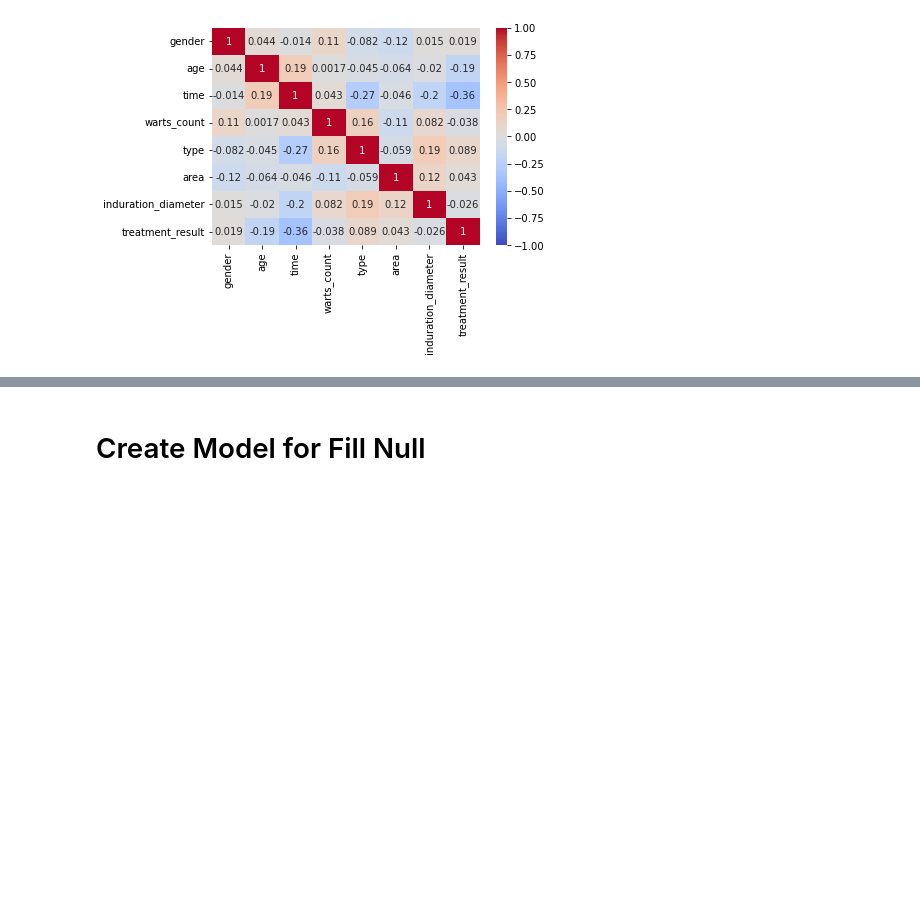
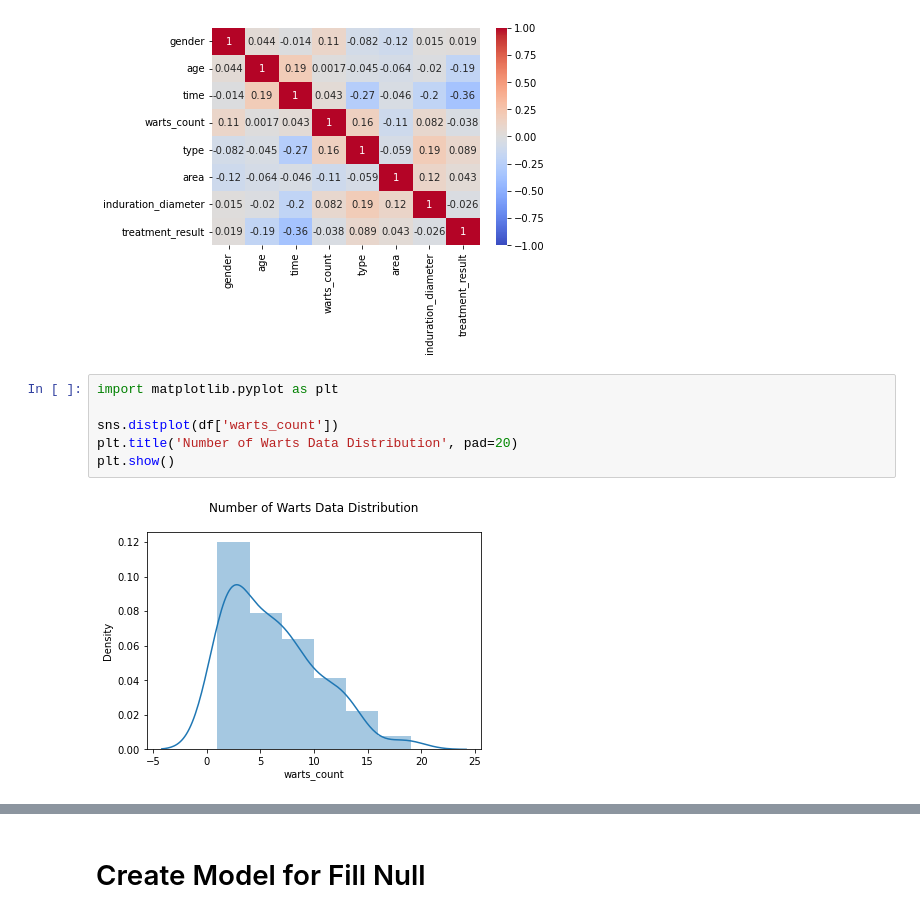
Before and after one commit to mjohantito/DataMining_APLProject, a Jupyter notebook: ManuelJohanTito_ALP_0706022010024.ipynb, the cells around one changed output, grey strips where cells are left out. Saved outputs shown, nothing was run; the diff lists cells and outputs as text; blank space fills up the shorter version.

```diff
--- a/ManuelJohanTito_ALP_0706022010024.ipynb
+++ b/ManuelJohanTito_ALP_0706022010024.ipynb
@@ -97,3 +97,11 @@ sns.heatmap(df.corr(), cmap="coolwarm", vmin=-1, vmax=1, annot=True)
 # %% [output]
 <AxesSubplot:>
 [figure]
+# %%
+import matplotlib.pyplot as plt
+
+sns.distplot(df['warts_count'])
+plt.title('Number of Warts Data Distribution', pad=20)
+plt.show()
+# %% [output]
+[figure, added]
```
Also changed, not shown: parts of 89 cells of this notebook.
